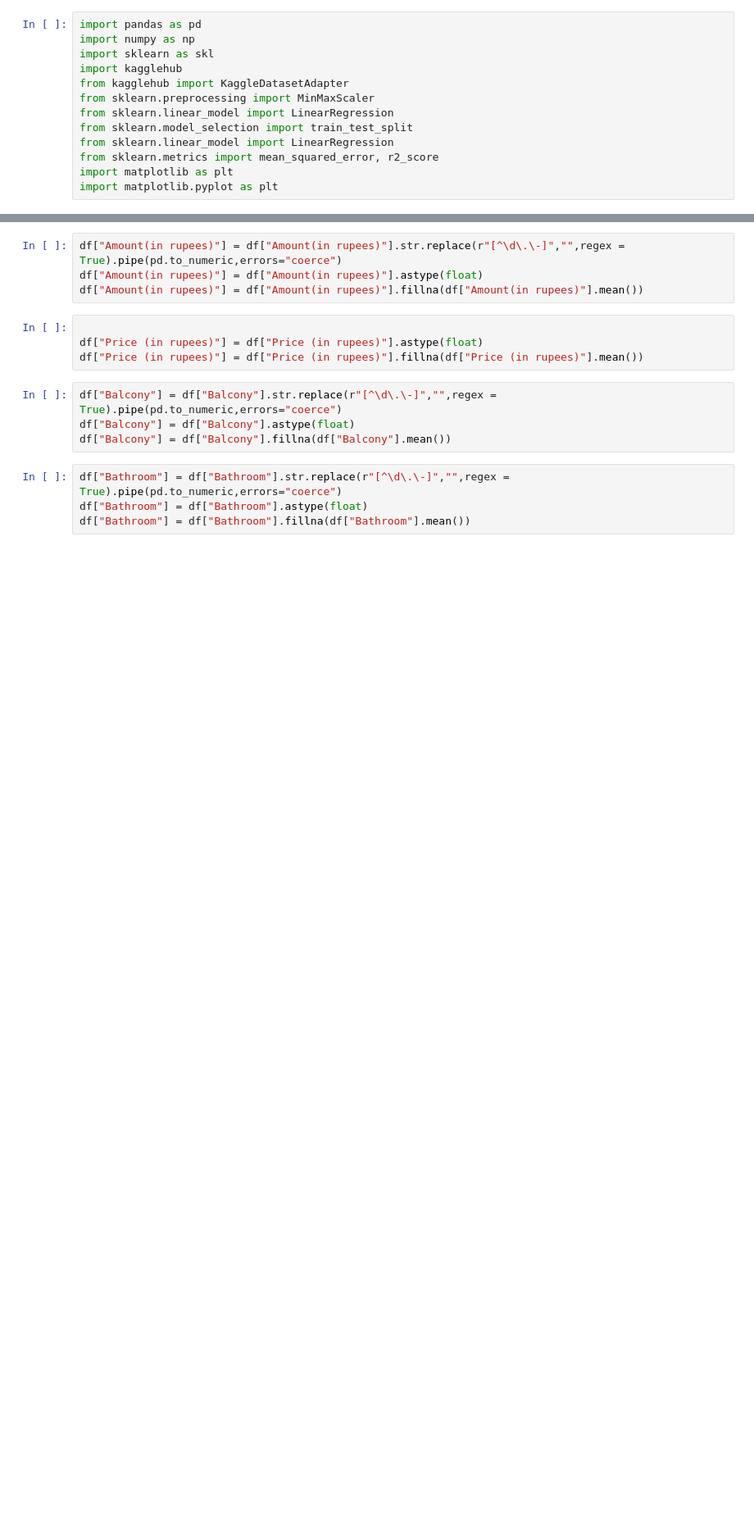
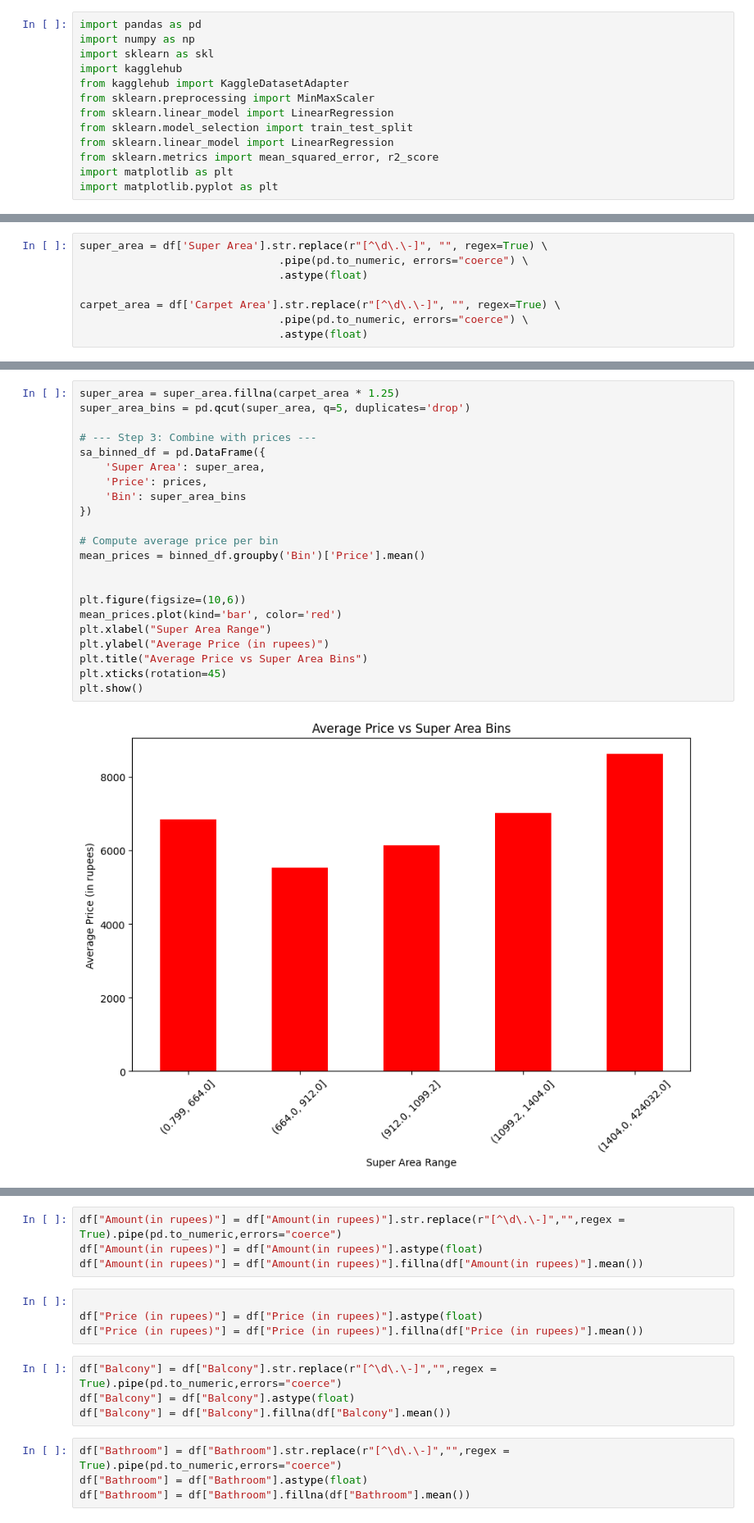
Before and after one commit to Bigjay101/housing_price, a Jupyter notebook: pricing.ipynb, the cells around one changed output, grey strips where cells are left out. Shown at 82% size. Saved outputs shown, nothing was run; the diff lists cells and outputs as text; blank space fills up the shorter version.

```diff
--- a/pricing.ipynb
+++ b/pricing.ipynb
@@ -34,0 +50,8 @@ df.head(10)
+# %%
+super_area = df['Super Area'].str.replace(r"[^\d\.\-]", "", regex=True) \
+                               .pipe(pd.to_numeric, errors="coerce") \
+                               .astype(float)
+
+carpet_area = df['Carpet Area'].str.replace(r"[^\d\.\-]", "", regex=True) \
+                               .pipe(pd.to_numeric, errors="coerce") \
+                               .astype(float)
@@ -34,0 +83,24 @@ df.head(10)
+# %%
+super_area = super_area.fillna(carpet_area * 1.25)
+super_area_bins = pd.qcut(super_area, q=5, duplicates='drop')
+
+# --- Step 3: Combine with prices ---
+sa_binned_df = pd.DataFrame({
+    'Super Area': super_area,
+    'Price': prices,
+    'Bin': super_area_bins
+})
+
+# Compute average price per bin
+mean_prices = binned_df.groupby('Bin')['Price'].mean()
+
+
+plt.figure(figsize=(10,6))
+mean_prices.plot(kind='bar', color='red')
+plt.xlabel("Super Area Range")
+plt.ylabel("Average Price (in rupees)")
+plt.title("Average Price vs Super Area Bins")
+plt.xticks(rotation=45)
+plt.show()
+# %% [output]
+[figure, added]
```
Also changed, not shown: parts of 13 cells of this notebook, 1 other file.
